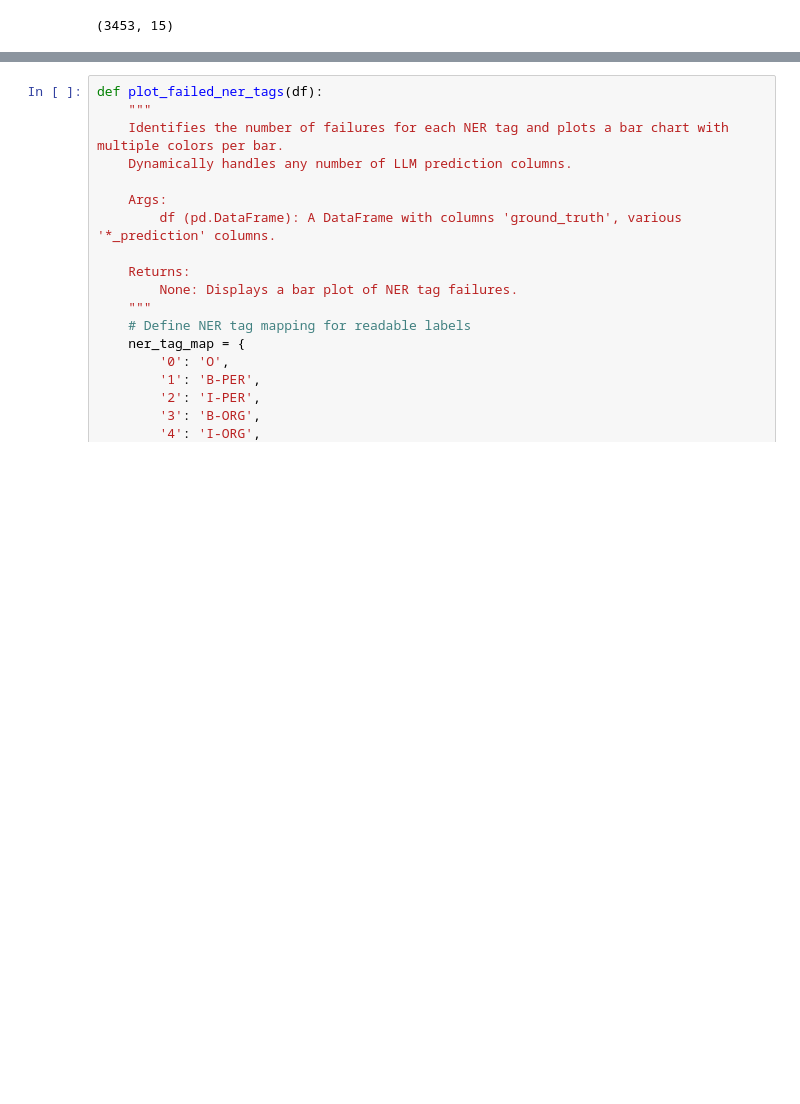
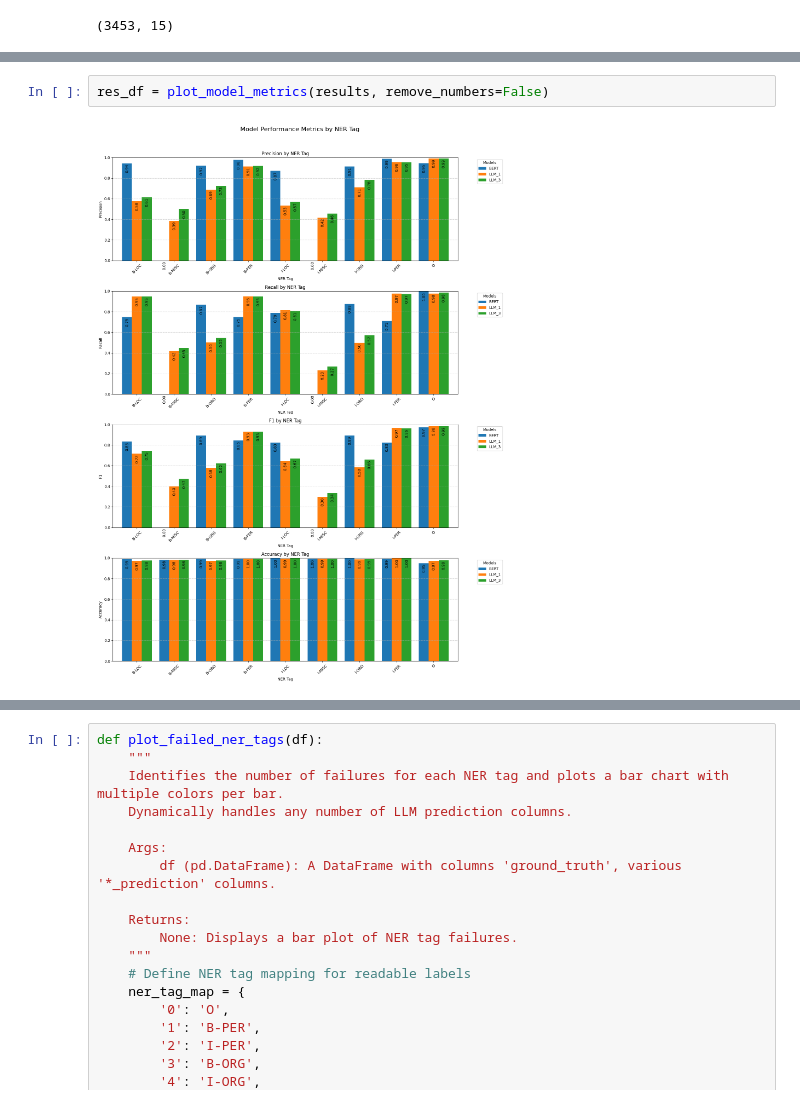
Before and after one commit to alvaro-francisco-gil/text-mining, a Jupyter notebook: 03_name_entity_recognition/03_name_entity_recognition.ipynb, the cells around one changed output, grey strips where cells are left out. Saved outputs shown, nothing was run; the diff lists cells and outputs as text; blank space fills up the shorter version.

```diff
--- a/03_name_entity_recognition/03_name_entity_recognition.ipynb
+++ b/03_name_entity_recognition/03_name_entity_recognition.ipynb
@@ -713,0 +941,4 @@ plot_overall_accuracy(results)
+# %%
+res_df = plot_model_metrics(results, remove_numbers=False)
+# %% [output]
+[figure, added]
```
Also changed, not shown: parts of 23 cells of this notebook, 1 other file.
